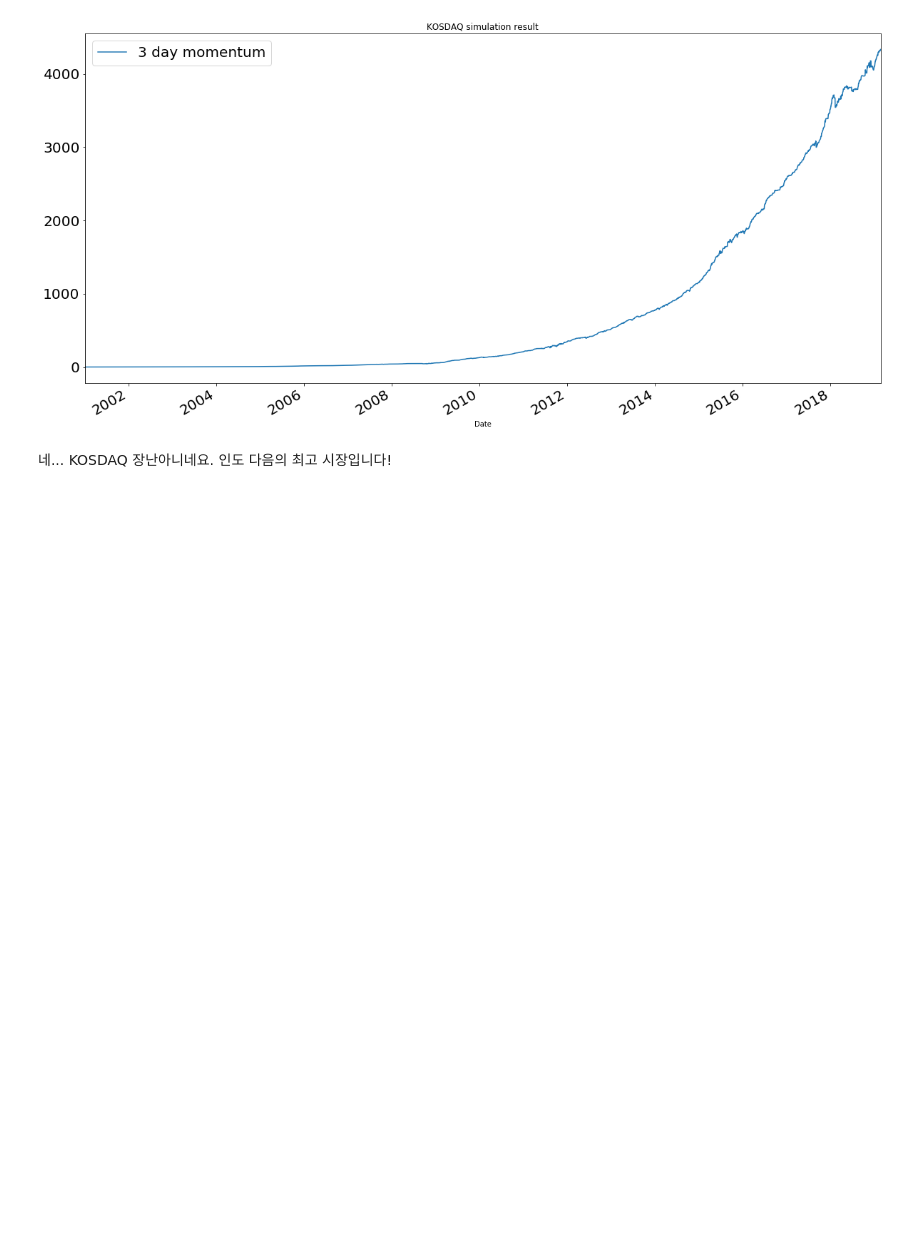
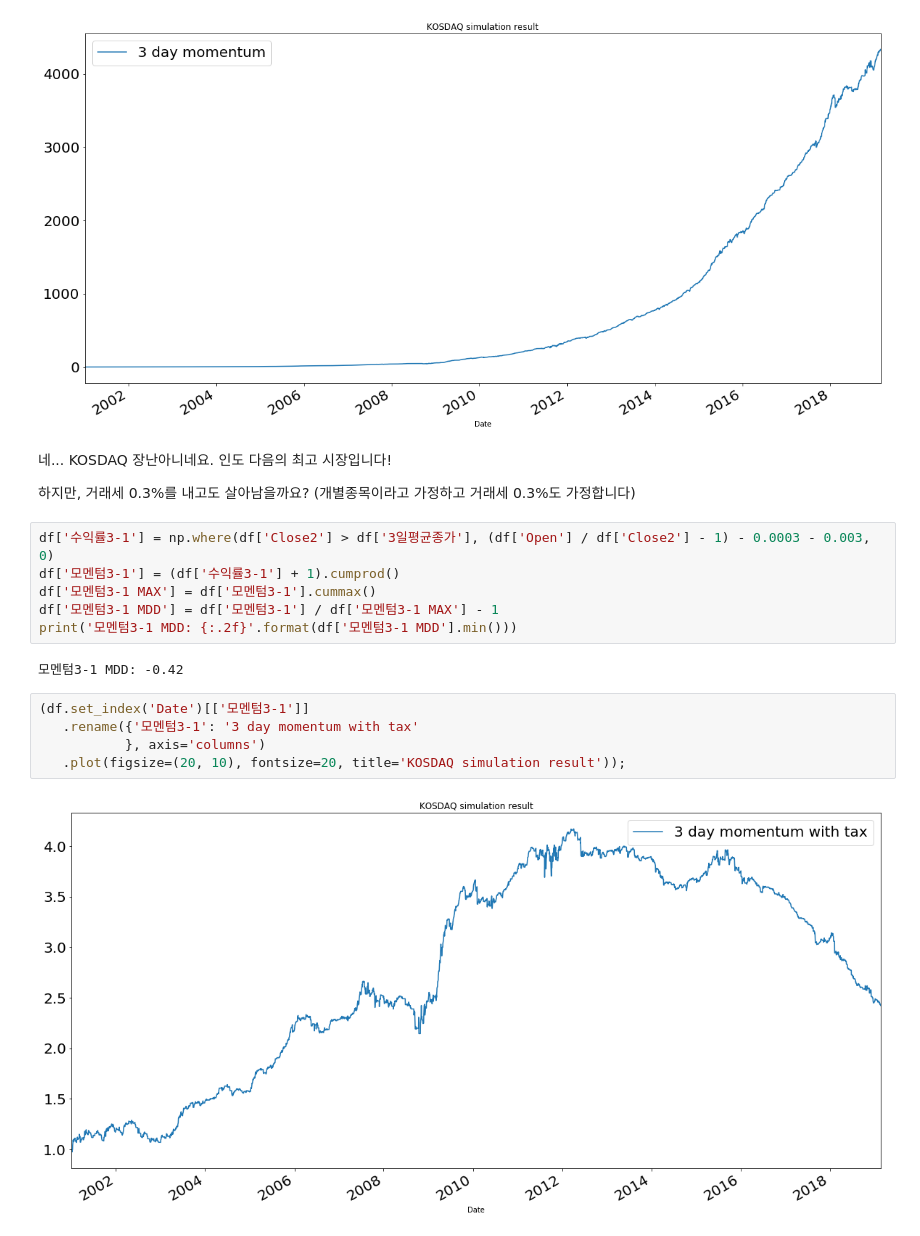
Before and after one commit to tomowind/hkkang_youtube, a Jupyter notebook: notebooks/48-buy-close-sell-open.ipynb, the cells around one changed output. Cells and saved outputs as stored; diff of their text form; blank space fills up the shorter version.

```diff
--- a/notebooks/48-buy-close-sell-open.ipynb
+++ b/notebooks/48-buy-close-sell-open.ipynb
@@ -257,3 +257,20 @@ print('모멘텀3 MDD: {:.2f}'.format(df['모멘텀3 MDD'].min()))
 [figure]
 # %% [markdown]
 네... KOSDAQ 장난아니네요. 인도 다음의 최고 시장입니다!
+
+하지만, 거래세 0.3%를 내고도 살아남을까요? (개별종목이라고 가정하고 거래세 0.3%도 가정합니다)
+# %%
+df['수익률3-1'] = np.where(df['Close2'] > df['3일평균종가'], (df['Open'] / df['Close2'] - 1) - 0.0003 - 0.003, 0)
+df['모멘텀3-1'] = (df['수익률3-1'] + 1).cumprod()
+df['모멘텀3-1 MAX'] = df['모멘텀3-1'].cummax()
+df['모멘텀3-1 MDD'] = df['모멘텀3-1'] / df['모멘텀3-1 MAX'] - 1
+print('모멘텀3-1 MDD: {:.2f}'.format(df['모멘텀3-1 MDD'].min()))
+# %% [output]
+모멘텀3-1 MDD: -0.42
+# %%
+(df.set_index('Date')[['모멘텀3-1']]
+   .rename({'모멘텀3-1': '3 day momentum with tax'
+           }, axis='columns')
+   .plot(figsize=(20, 10), fontsize=20, title='KOSDAQ simulation result'));
+# %% [output]
+[figure, added]
```
Also changed, not shown: parts of 3 cells of this notebook.
